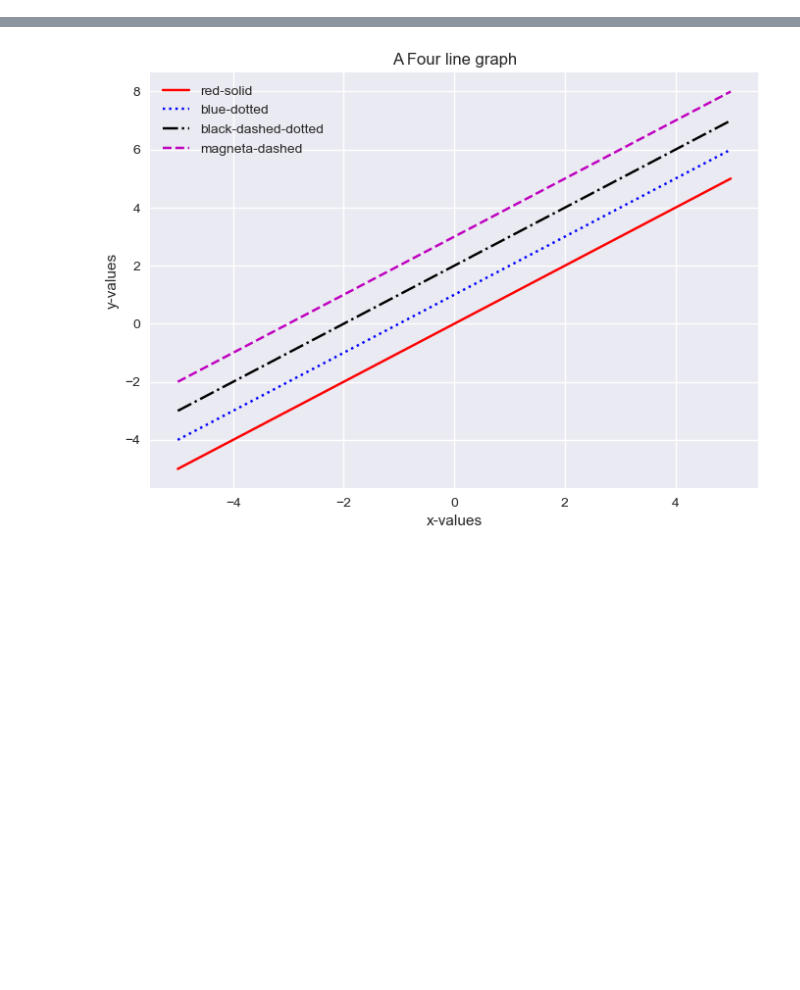
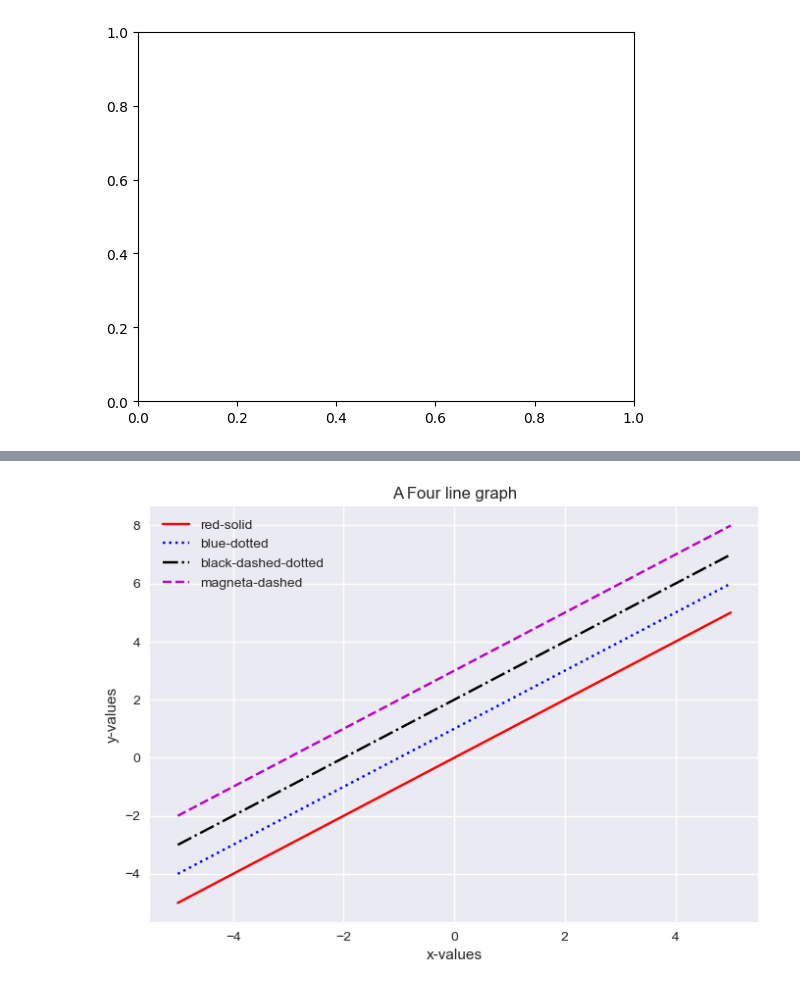
Before and after one commit to axt0895/Matplotlib, a Jupyter notebook: 2. Simple Line Plots.ipynb, the cells around one changed output, grey strips where cells are left out. Cells and saved outputs as stored; diff of their text form; code cells hidden in the pictures; blank space fills up the shorter version.

```diff
--- a/2. Simple Line Plots.ipynb
+++ b/2. Simple Line Plots.ipynb
@@ -1,12 +1,7 @@
 # %%
 %matplotlib inline
+
 import numpy as np
-import pandas as pd
 import matplotlib as mpl
 import matplotlib.pyplot as plt
-import seaborn as sns
-
-from pandas import Series, DataFrame
-
-plt.style.use('seaborn-v0_8')
 # %%
@@ -13,0 +10,4 @@ x = np.linspace(-5,5,1000)
+# %%
+figure, axes = plt.subplots()
+# %% [output]
+[figure, added]
```
Also changed, not shown: parts of 4 cells of this notebook, 3 other files.
